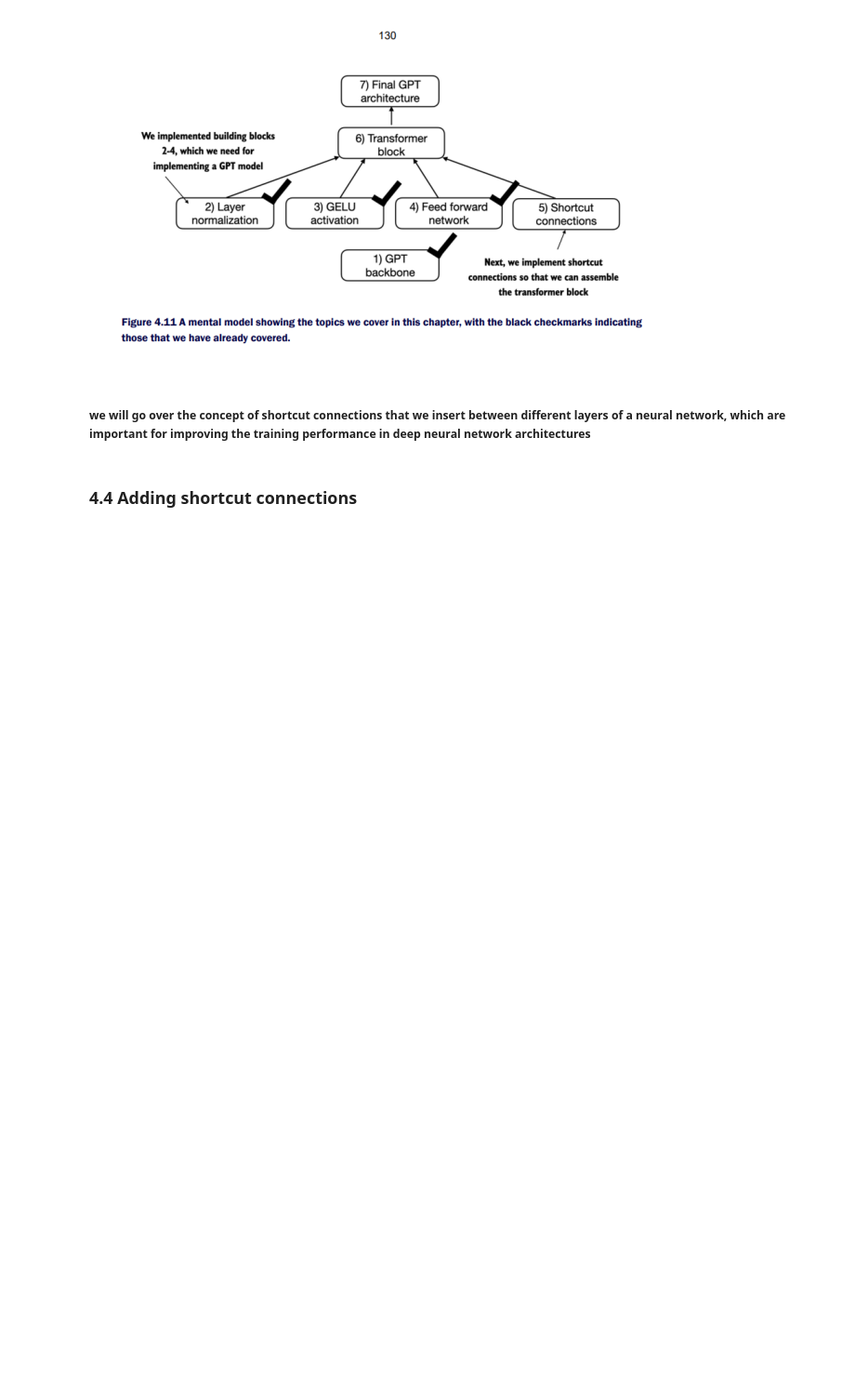
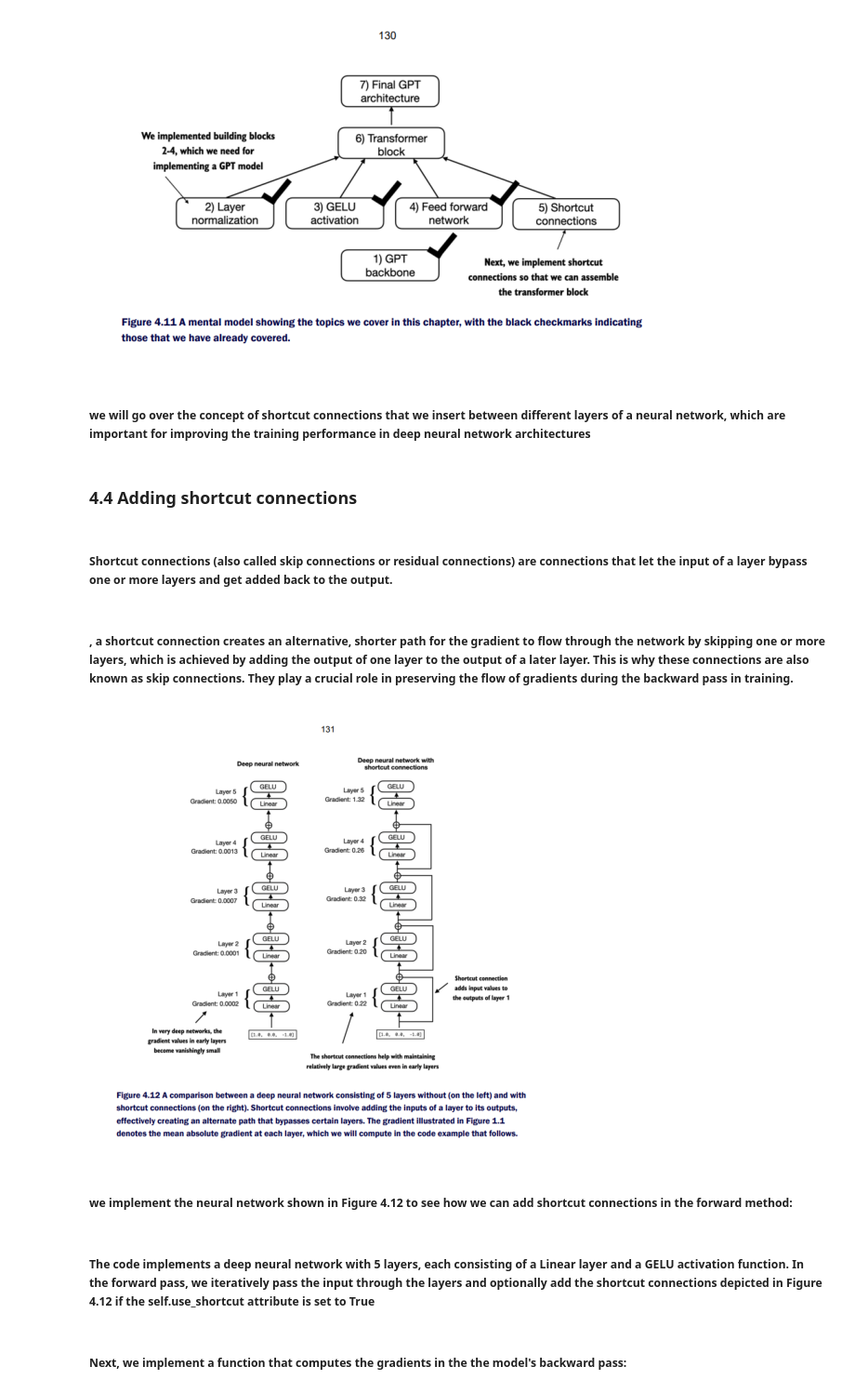
Before and after one commit to dipsankadariya/Build-LLMs-From-Scratch, a Jupyter notebook: 03-GPT Architecture/llm-arch.ipynb, the cells around one changed output. Shown at 93% size. Saved outputs shown, nothing was run; the diff lists cells and outputs as text; code cells hidden in the pictures; blank space fills up the shorter version.

Commit message:
completed sec 4.4 Adding shortcut connections

```diff
--- a/03-GPT Architecture/llm-arch.ipynb
+++ b/03-GPT Architecture/llm-arch.ipynb
@@ -665,3 +665,21 @@ plt.show()
 ##### we will go over the concept of shortcut connections that we insert between different layers of a neural network, which are important for improving the training performance in deep neural network architectures
 # %% [markdown]
 ### 4.4 Adding shortcut connections
+# %% [markdown]
+##### Shortcut connections (also called skip connections or residual connections) are connections that let the input of a layer bypass one or more layers and get added back to the output.
+# %% [markdown]
+##### , a shortcut connection creates an alternative, shorter path for the gradient to flow through the network by skipping one or more layers, which is achieved by adding the output of one layer to the output of a later layer. This is why these connections are also known as skip connections. They play a crucial role in preserving the flow of gradients during the backward pass in training.
+# %%
+import matplotlib.pyplot as plt
+import matplotlib.image as mpimg
+
+img = mpimg.imread("4.12.png")
+
+plt.figure(figsize=(8, 6))
+plt.imshow(img)
+plt.axis("off")
+plt.show()
+# %% [output]
+[figure, added]
+# %% [markdown]
+##### we implement the neural network shown in Figure 4.12 to see how we can add shortcut connections in the forward method:
@@ -667,0 +731,2 @@ plt.show()
+# %% [markdown]
+##### The code implements a deep neural network with 5 layers, each consisting of a Linear layer and a GELU activation function. In the forward pass, we iteratively pass the input through the layers and optionally add the shortcut connections depicted in Figure 4.12 if the self.use_shortcut attribute is set to True
@@ -667,0 +738,2 @@ plt.show()
+# %% [markdown]
+##### Next, we implement a function that computes the gradients in the the model's backward pass:
```
Also changed, not shown: parts of 10 cells of this notebook, 1 other file.
